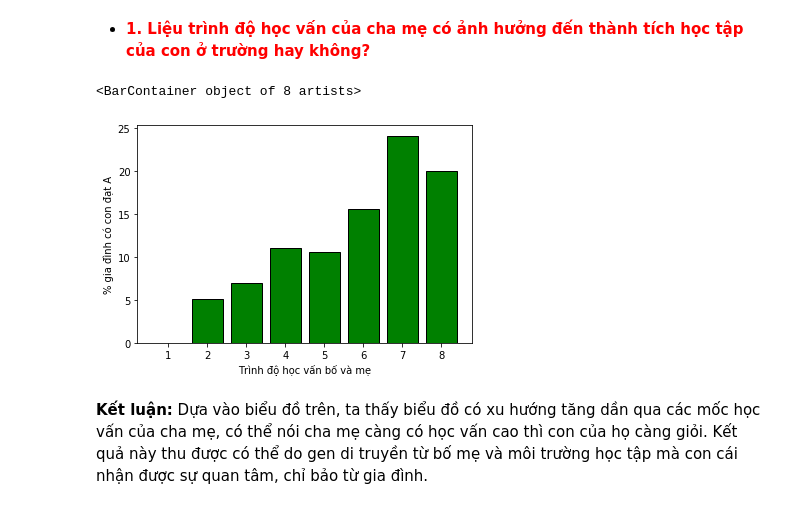
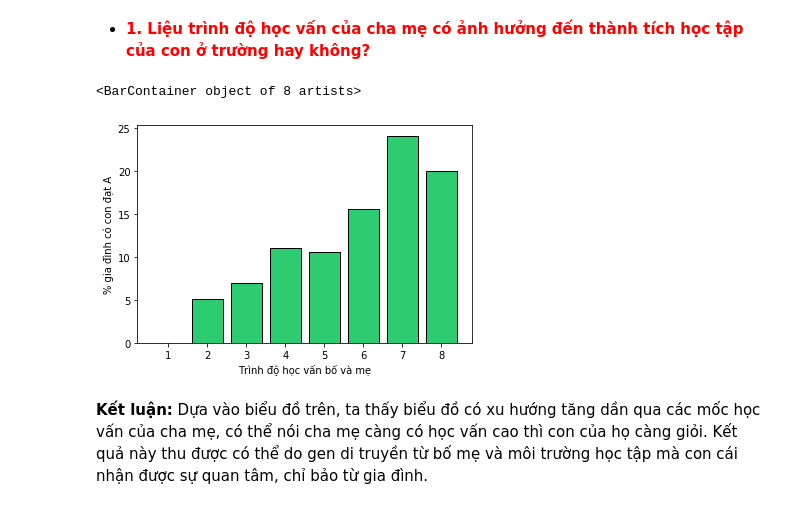
Before and after one commit to bason1999qn/Predict_Student_Performance, a Jupyter notebook: 1712732-ThaiBaSon.ipynb, the cells around one changed output. Drawn from its saved outputs; the diff is of its cells as text; code cells hidden in the pictures.

```diff
--- a/1712732-ThaiBaSon.ipynb
+++ b/1712732-ThaiBaSon.ipynb
@@ -110,7 +110,7 @@ memory usage: 102.0+ KB
 # %% [markdown]
 - Xóa cột thuộc tính không dùng đến: school, age.
 # %%
-df_s.drop(['school', 'age'], 1, inplace=True)
+df_s.drop(['school'], 1, inplace=True)
 # %% [markdown]
 ### Phân loại bảng điểm:
 # %%
@@ -154,26 +158,26 @@ df_s.head()
 # %%
 #df_1: copy df_s dùng cho câu 1
 df_1 =  df_s.copy()
 
 #Thêm cột học vấn tổng của bố và mẹ
 df_1['Fa_edu'] = df_1['Medu'] + df_1['Fedu']
 fa_edu = df_1['Fa_edu'].value_counts()
 
 #Lọc dataframe chỉ chứa học sinh đạt điểm A
 df_temp = df_1[df_1['Grade'].str.contains('A')]
 fa_edu_A = df_temp['Fa_edu'].value_counts()
 
 #Tính % và vẽ biểu đồ
 df_f = fa_edu_A/fa_edu * 100
 df_f = df_f.replace(np.nan, 0)
 fig = plt.figure()
 ax = fig.add_subplot(111)
 ax.set_ylabel('% gia đình có con đạt A')
 ax.set_xlabel('Trình độ học vấn bố và mẹ', fontsize='medium')
-ax.bar(df_f.index, df_f.values, fill='black', color='g', edgecolor=['black'])
+ax.bar(df_f.index, df_f.values, fill='black', color="#2ecc71", edgecolor=['black'])
 # %% [output]
 <BarContainer object of 8 artists>
-[figure, old version]
+[figure, new version]
 # %% [markdown]
 **Kết luận:** Dựa vào biểu đồ trên, ta thấy biểu đồ có xu hướng tăng dần qua các mốc học vấn của cha mẹ, có thể nói cha mẹ càng có học vấn cao thì con của họ càng giỏi. Kết quả này thu được có thể do gen di truyền từ bố mẹ và môi trường học tập mà con cái nhận được sự quan tâm, chỉ bảo từ gia đình.
 # %% [markdown]
```
Also changed, not shown: parts of 13 cells of this notebook.
